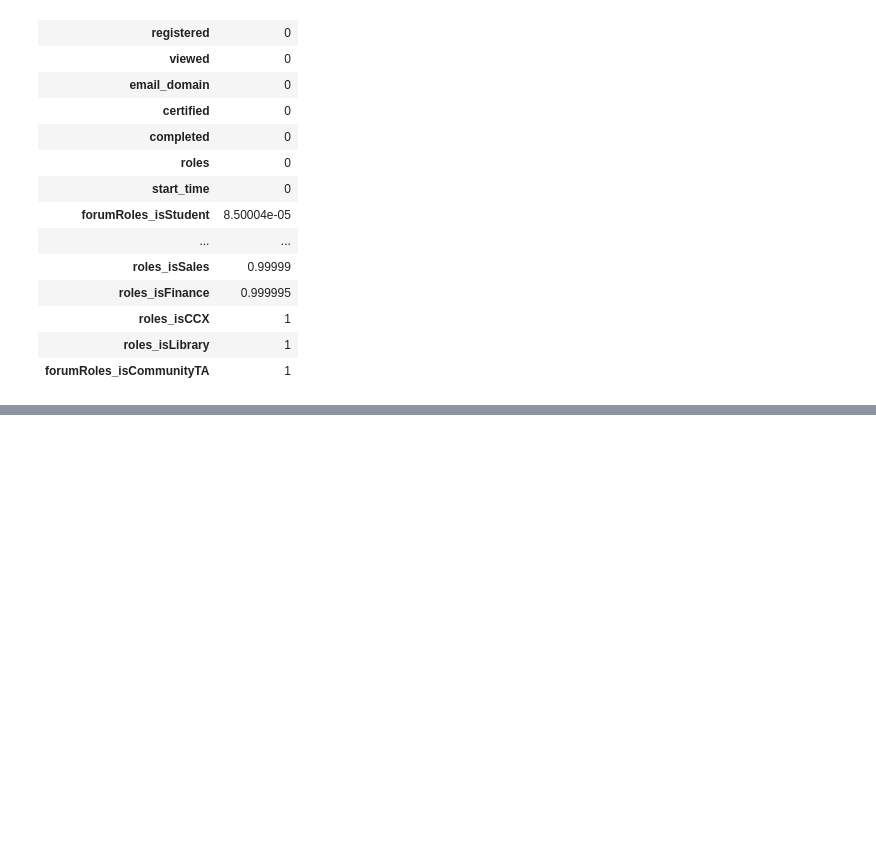
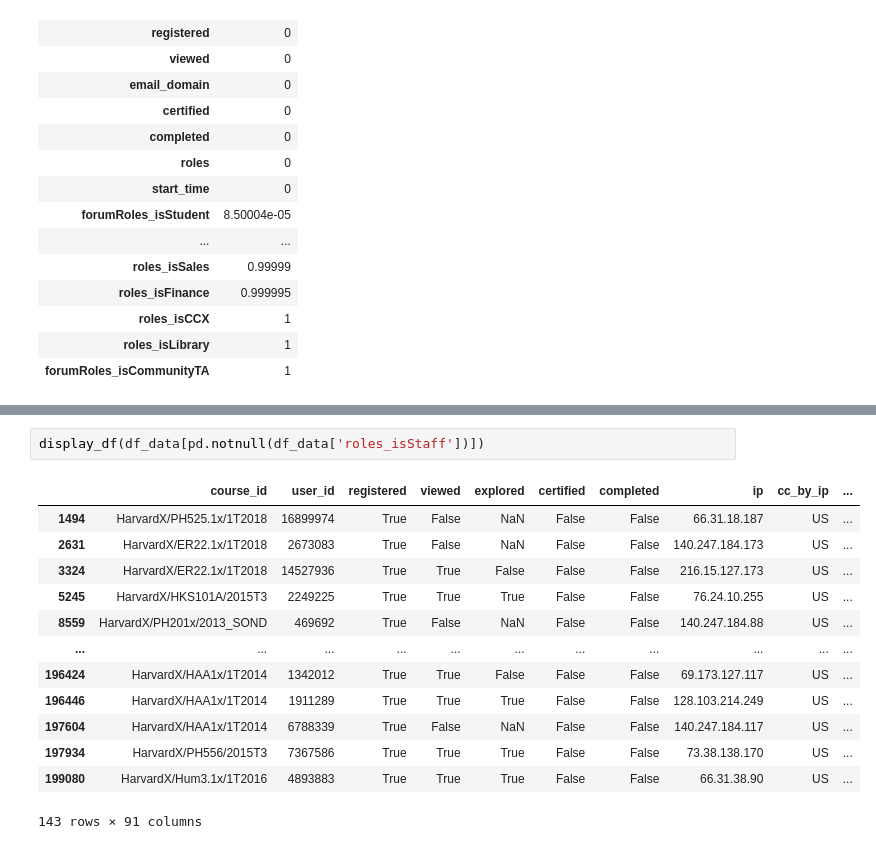
Before and after one commit to tmaounis/apcomp221-pset1, a Jupyter notebook: data_view.ipynb, the cells around one changed output, grey strips where cells are left out. Cells and saved outputs as stored; diff of their text form; blank space fills up the shorter version.

```diff
--- a/data_view.ipynb
+++ b/data_view.ipynb
@@ -64,0 +106,16 @@ display_df(stats_NaN(df_data), 100)
+# %%
+display_df(df_data[pd.notnull(df_data['roles_isStaff'])])
+# %% [output]
+|  | course_id | user_id | registered | viewed | explored | certified | completed | ip | cc_by_ip | ... |
+| 1494 | HarvardX/PH525.1x/1T2018 | 16899974 | True | False | NaN | False | False | 66.31.18.187 | US | ... |
+| 2631 | HarvardX/ER22.1x/1T2018 | 2673083 | True | False | NaN | False | False | 140.247.184.173 | US | ... |
+| 3324 | HarvardX/ER22.1x/1T2018 | 14527936 | True | True | False | False | False | 216.15.127.173 | US | ... |
+| 5245 | HarvardX/HKS101A/2015T3 | 2249225 | True | True | True | False | False | 76.24.10.255 | US | ... |
+| 8559 | HarvardX/PH201x/2013_SOND | 469692 | True | False | NaN | False | False | 140.247.184.88 | US | ... |
+| ... | ... | ... | ... | ... | ... | ... | ... | ... | ... | ... |
+| 196424 | HarvardX/HAA1x/1T2014 | 1342012 | True | True | False | False | False | 69.173.127.117 | US | ... |
+| 196446 | HarvardX/HAA1x/1T2014 | 1911289 | True | True | True | False | False | 128.103.214.249 | US | ... |
+| 197604 | HarvardX/HAA1x/1T2014 | 6788339 | True | False | NaN | False | False | 140.247.184.117 | US | ... |
+| 197934 | HarvardX/PH556/2015T3 | 7367586 | True | True | True | False | False | 73.38.138.170 | US | ... |
+| 199080 | HarvardX/Hum3.1x/1T2016 | 4893883 | True | True | True | False | False | 66.31.38.90 | US | ... |
+143 rows × 91 columns
```
Also changed, not shown: parts of 2 cells of this notebook.
